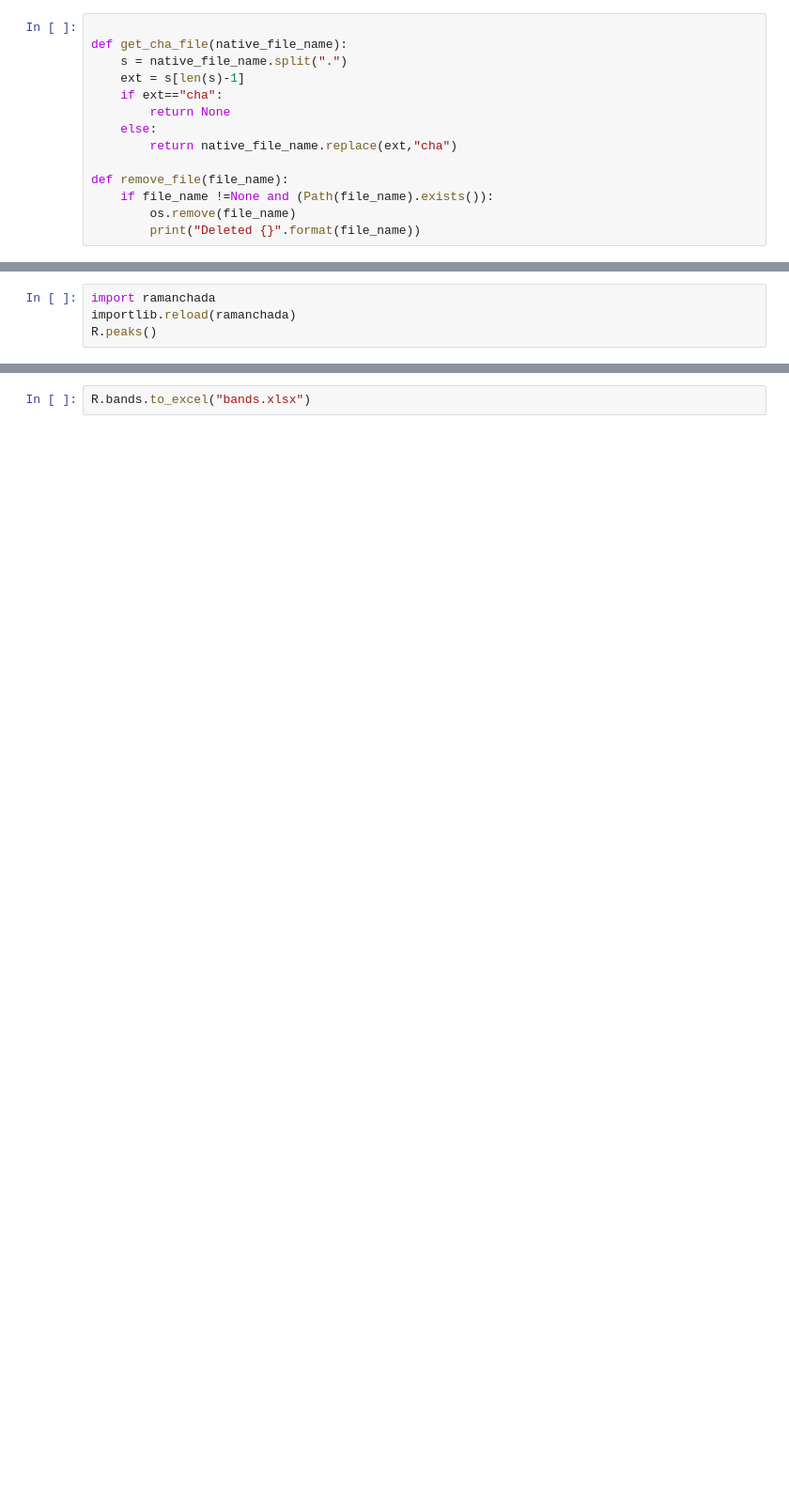
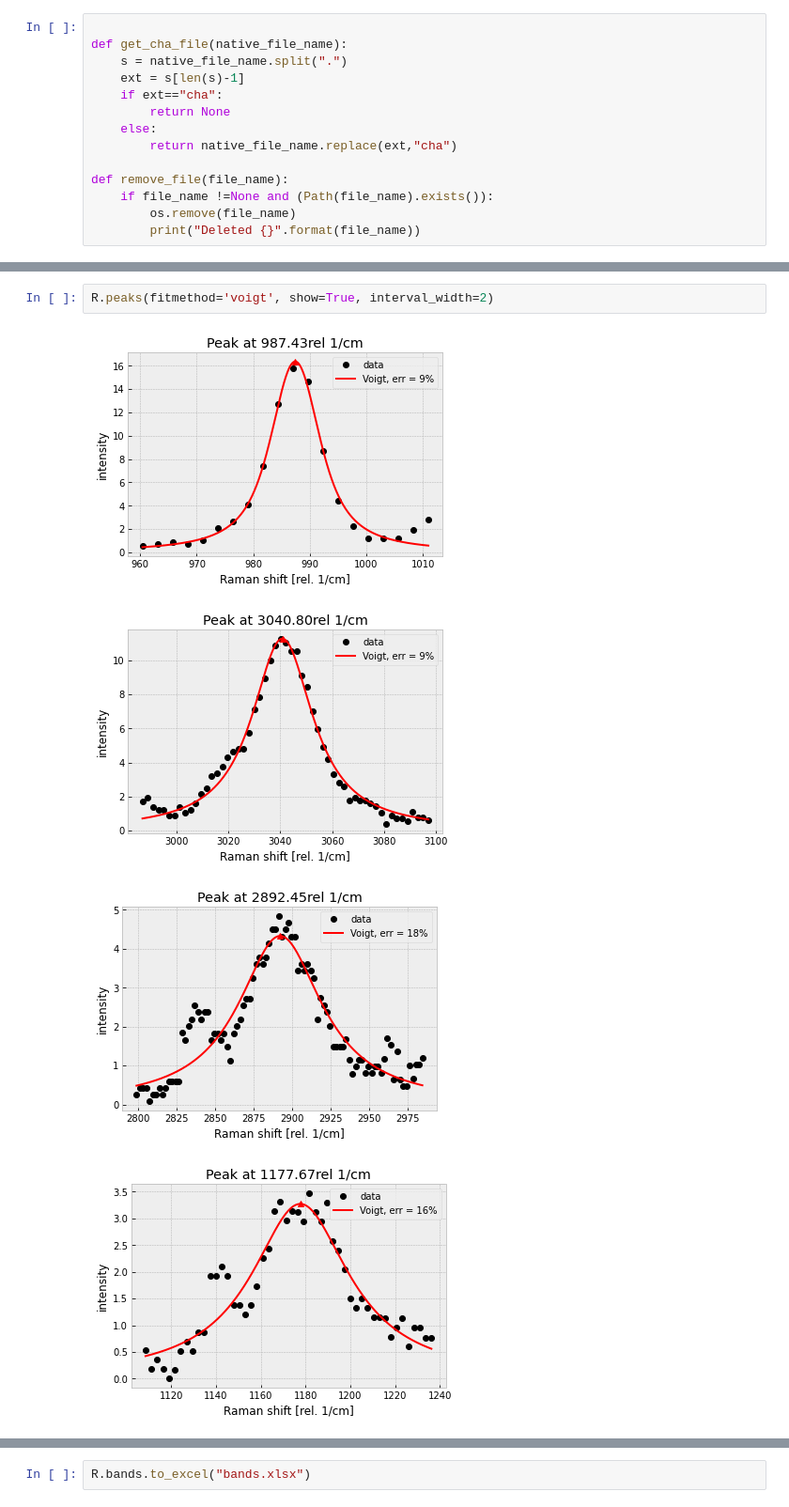
Before and after one commit to h2020charisma/ramanchada, a Jupyter notebook: RunYourFile.ipynb, the cells around one changed output, grey strips where cells are left out. Shown: that part at 94% size. Cells and saved outputs as stored; diff of their text form; blank space fills up the shorter version.

```diff
--- a/RunYourFile.ipynb
+++ b/RunYourFile.ipynb
@@ -50,4 +82,7 @@ R.plot()
 # %%
-import ramanchada
-importlib.reload(ramanchada)
-R.peaks()
+R.peaks(fitmethod='voigt', show=True, interval_width=2)
+# %% [output]
+[figure, added]
+[figure, added]
+[figure, added]
+[figure, added]
```
Also changed, not shown: parts of 16 cells of this notebook.
